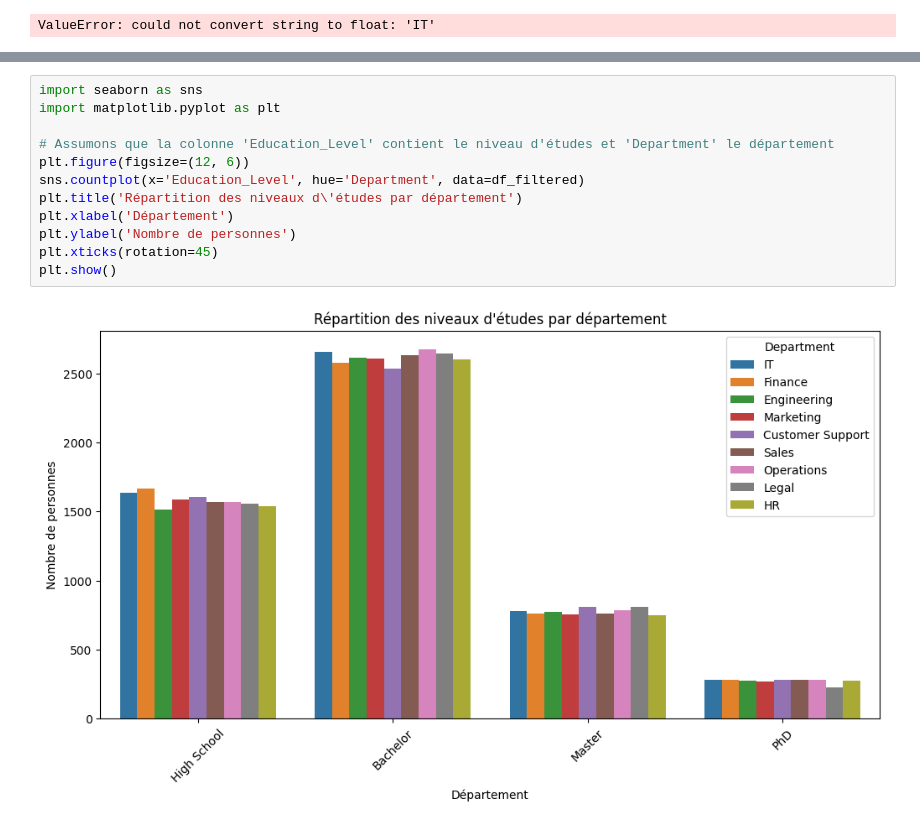
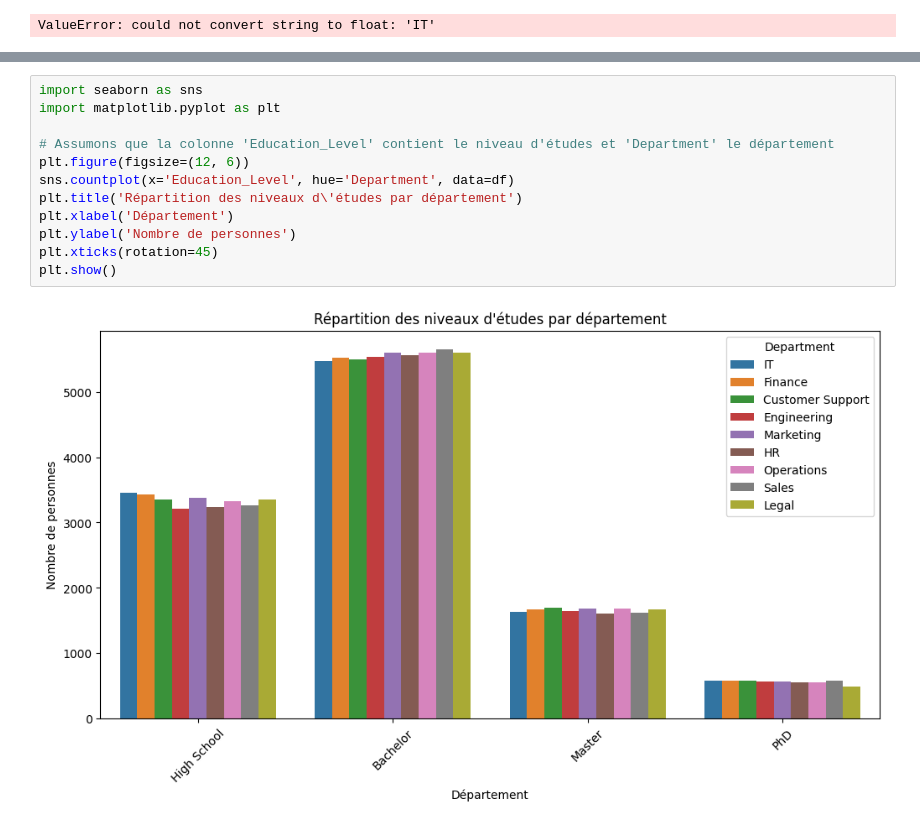
Before and after one commit to SylvainVassr/Data-Analyst-Warmup-Project, a Jupyter notebook: Projet4/Projet4.ipynb, the cells around one changed output, grey strips where cells are left out. Drawn from its saved outputs; the diff is of its cells as text.

```diff
--- a/Projet4/Projet4.ipynb
+++ b/Projet4/Projet4.ipynb
@@ -701,14 +757,14 @@ styled_corr_matrix
 # %%
 import seaborn as sns
 import matplotlib.pyplot as plt
 
 # Assumons que la colonne 'Education_Level' contient le niveau d'études et 'Department' le département
 plt.figure(figsize=(12, 6))
-sns.countplot(x='Education_Level', hue='Department', data=df_filtered)
+sns.countplot(x='Education_Level', hue='Department', data=df)
 plt.title('Répartition des niveaux d\'études par département')
 plt.xlabel('Département')
 plt.ylabel('Nombre de personnes')
 plt.xticks(rotation=45)
 plt.show()
 # %% [output]
-[figure, old version]
+[figure, new version]
```
Also changed, not shown: parts of 9 cells of this notebook, 2 other files.
